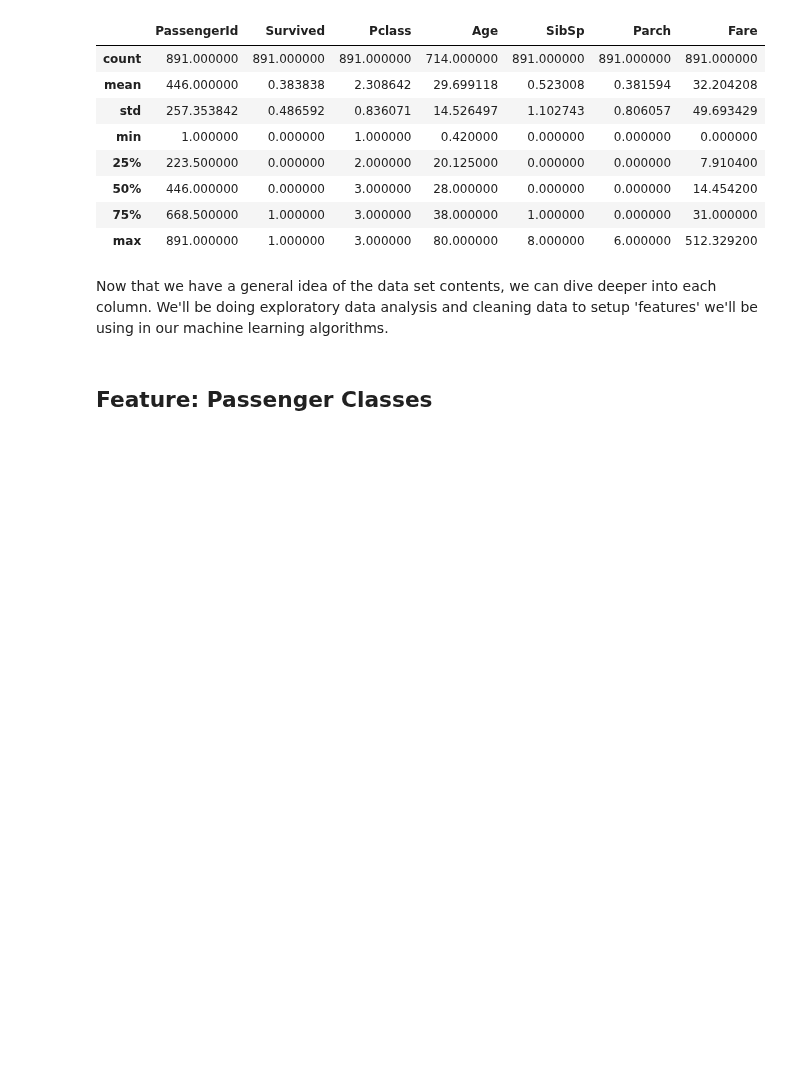
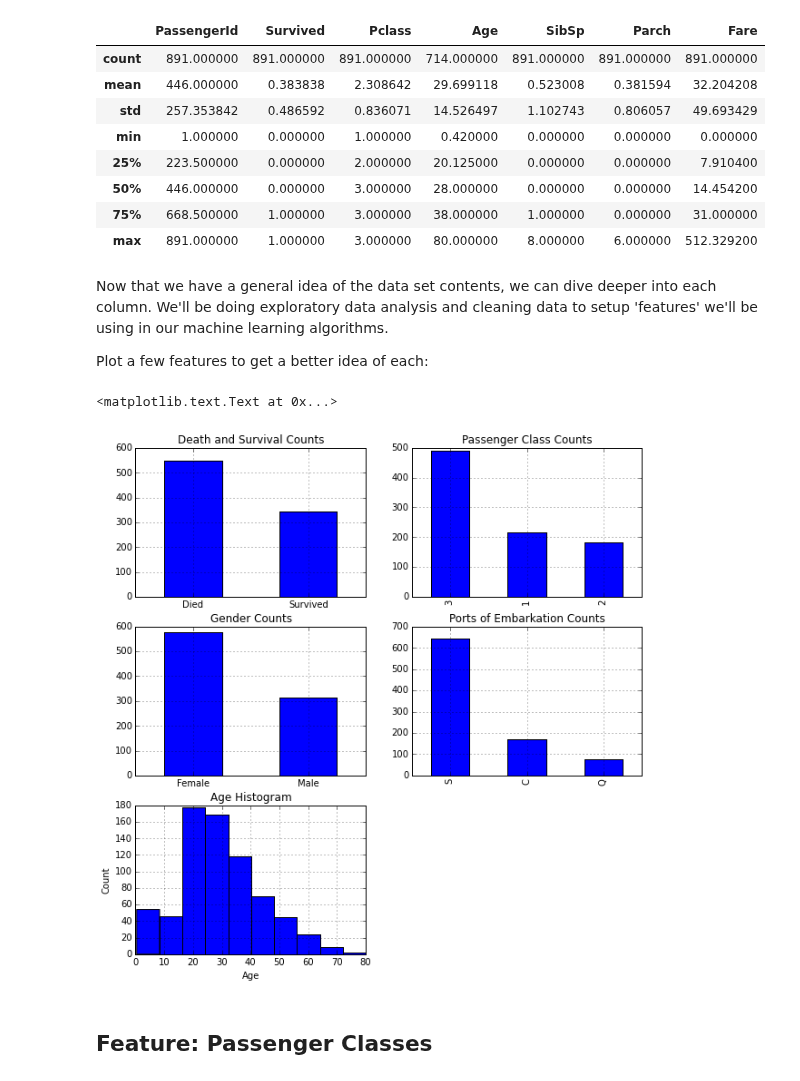
Before and after one commit to donnemartin/data-science-ipython-notebooks, a Jupyter notebook: kaggle/titanic.ipynb, the cells around one changed output. Saved outputs shown, nothing was run; the diff lists cells and outputs as text; code cells hidden in the pictures; blank space fills up the shorter version.

Commit message:
Add plots for features we will analyze in the exploratory data analysis section.

```diff
--- a/kaggle/titanic.ipynb
+++ b/kaggle/titanic.ipynb
@@ -173,6 +173,40 @@ df.describe()
 | max | 891.000000 | 1.000000 | 3.000000 | 80.000000 | 8.000000 | 6.000000 | 512.329200 |
 # %% [markdown]
 Now that we have a general idea of the data set contents, we can dive deeper into each column.  We'll be doing exploratory data analysis and cleaning data to setup 'features' we'll be using in our machine learning algorithms.
+
+Plot a few features to get a better idea of each:
+# %%
+# Set up a grid of plots
+fig = plt.figure(figsize=(10, 10))
+
+# Plot death and survival counts
+ax0 = plt.subplot2grid((3, 2), (0, 0))
+df['Survived'].value_counts().plot(kind='bar', title='Death and Survival Counts')
+plt.xticks((0, 1), ('Died', 'Survived'), rotation=0)
+
+# Plot Pclass counts
+ax1 = plt.subplot2grid((3, 2), (0, 1))
+df['Pclass'].value_counts().plot(kind='bar', title='Passenger Class Counts')
+#plt.xticks((1, 2, 3), ('First', 'Second', 'Third'), rotation=0)
+
+# Plot Sex counts
+ax2 = plt.subplot2grid((3, 2), (1, 0))
+df['Sex'].value_counts().plot(kind='bar', title='Gender Counts')
+plt.xticks((0, 1), ('Female', 'Male'), rotation=0)
+
+# Plot Embarked counts
+ax3 = plt.subplot2grid((3, 2), (1, 1))
+df['Embarked'].value_counts().plot(kind='bar', title='Ports of Embarkation Counts')
+
+# Plot the Age histogram
+ax4 = plt.subplot2grid((3, 2), (2, 0))
+df['Age'].hist()
+plt.title('Age Histogram')
+plt.xlabel('Age')
+plt.ylabel('Count')
+# %% [output]
+<matplotlib.text.Text at 0x...>
+[figure, added]
 # %% [markdown]
 ## Feature: Passenger Classes
 # %% [markdown]
```
Also changed, not shown: parts of 1 cell of this notebook.
